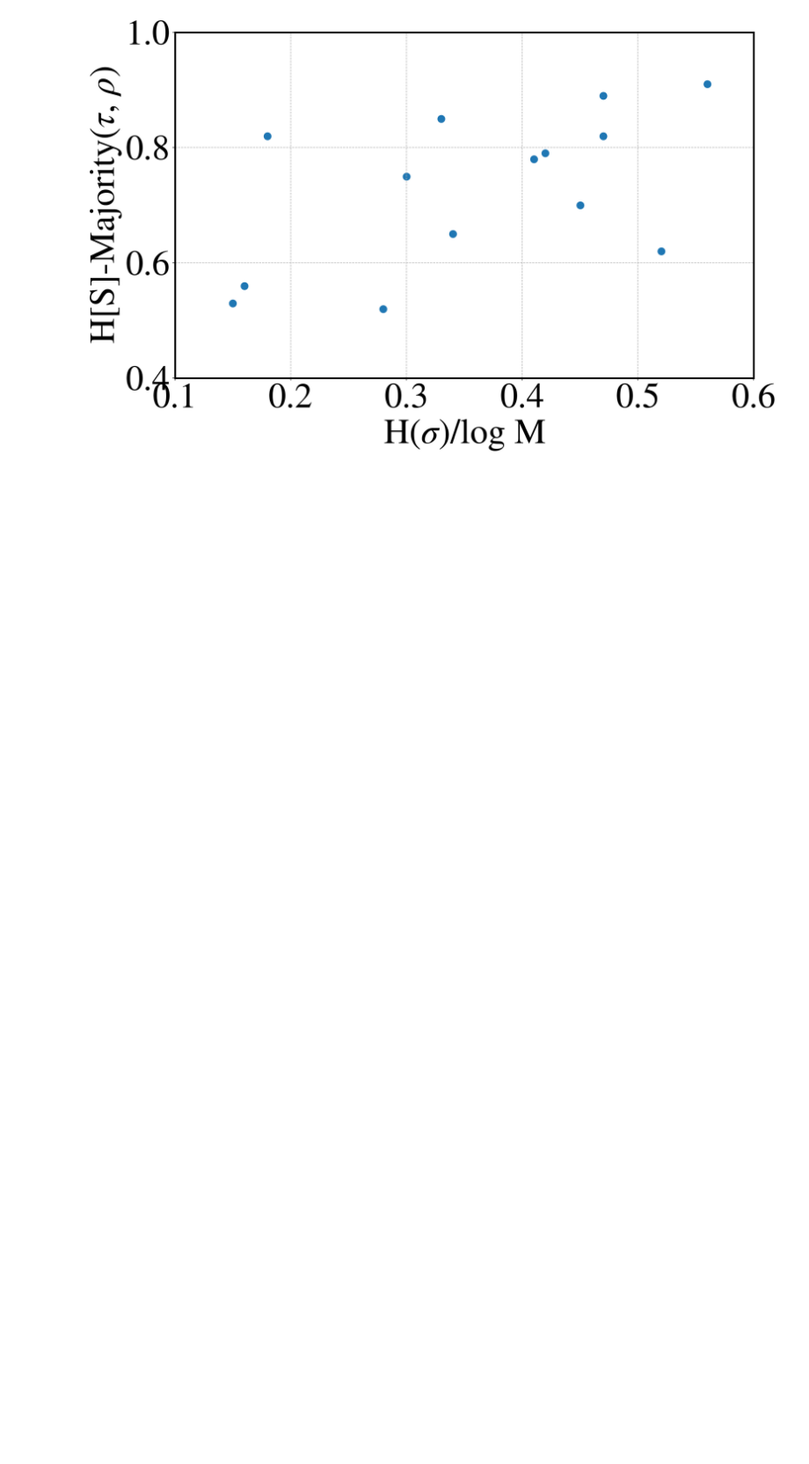
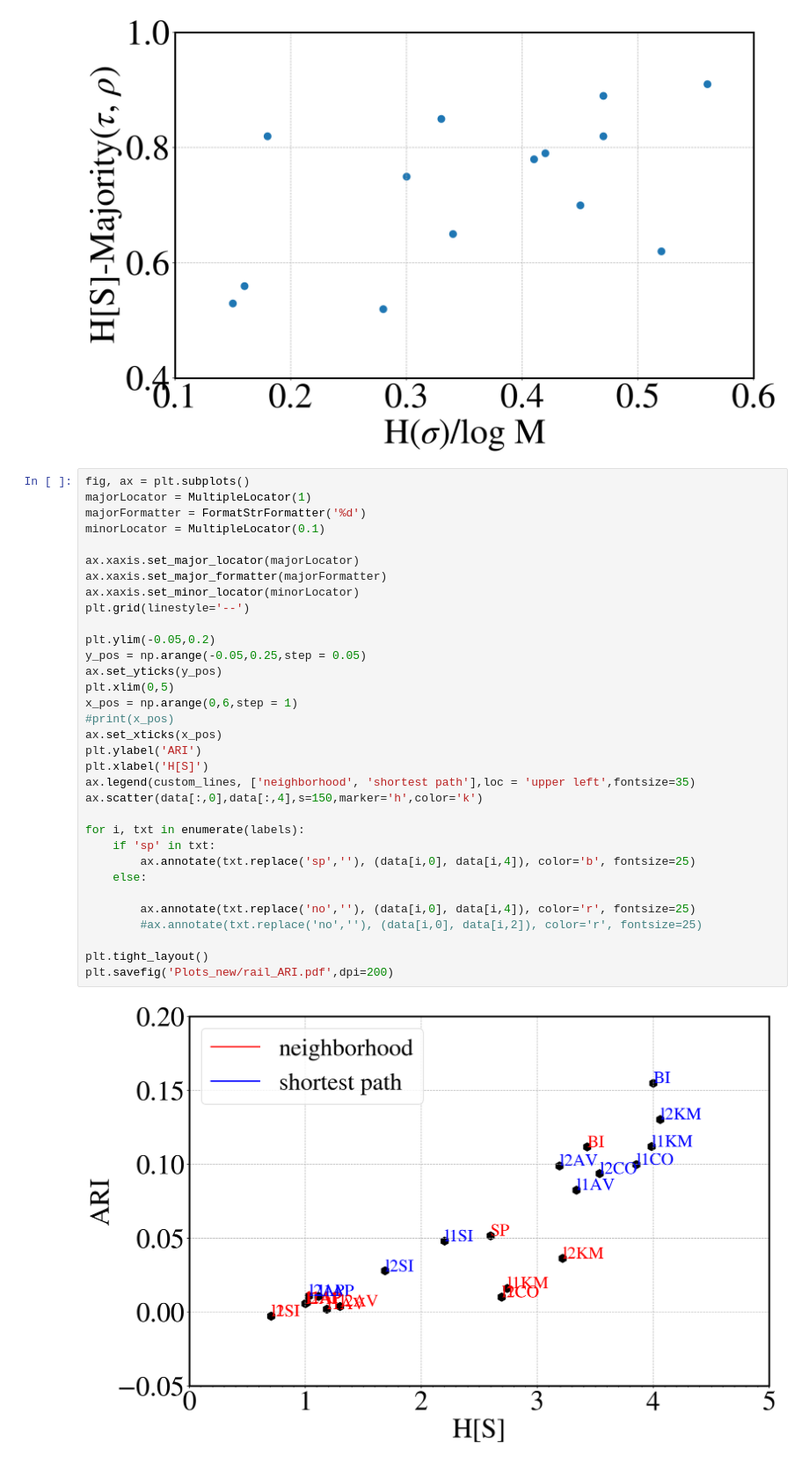
Before and after one commit to Sandipan99/Ranking_cluster_algorithms, a Jupyter notebook: Plot.ipynb, the cells around one changed output. Shown: that part at 88% size. Cells and saved outputs as stored; diff of their text form; blank space fills up the shorter version.

```diff
--- a/Plot.ipynb
+++ b/Plot.ipynb
@@ -162,3 +234,38 @@ plt.tight_layout()
 plt.savefig('plots/summary.pdf',dpi=200)
 # %% [output]
 [figure]
+# %%
+fig, ax = plt.subplots()
+majorLocator = MultipleLocator(1)
+majorFormatter = FormatStrFormatter('%d')
+minorLocator = MultipleLocator(0.1)
+
+ax.xaxis.set_major_locator(majorLocator)
+ax.xaxis.set_major_formatter(majorFormatter)
+ax.xaxis.set_minor_locator(minorLocator)
+plt.grid(linestyle='--')
+
+plt.ylim(-0.05,0.2)
+y_pos = np.arange(-0.05,0.25,step = 0.05)
+ax.set_yticks(y_pos)
+plt.xlim(0,5)
+x_pos = np.arange(0,6,step = 1)
+#print(x_pos)
+ax.set_xticks(x_pos)
+plt.ylabel('ARI')
+plt.xlabel('H[S]')
+ax.legend(custom_lines, ['neighborhood', 'shortest path'],loc = 'upper left',fontsize=35)
+ax.scatter(data[:,0],data[:,4],s=150,marker='h',color='k')
+
+for i, txt in enumerate(labels):
+    if 'sp' in txt:
+        ax.annotate(txt.replace('sp',''), (data[i,0], data[i,4]), color='b', fontsize=25)
+    else:
+
+        ax.annotate(txt.replace('no',''), (data[i,0], data[i,4]), color='r', fontsize=25)
+        #ax.annotate(txt.replace('no',''), (data[i,0], data[i,2]), color='r', fontsize=25)
+
+plt.tight_layout()
+plt.savefig('Plots_new/rail_ARI.pdf',dpi=200)
+# %% [output]
+[figure, added]
```
Also changed, not shown: parts of 17 cells of this notebook.
